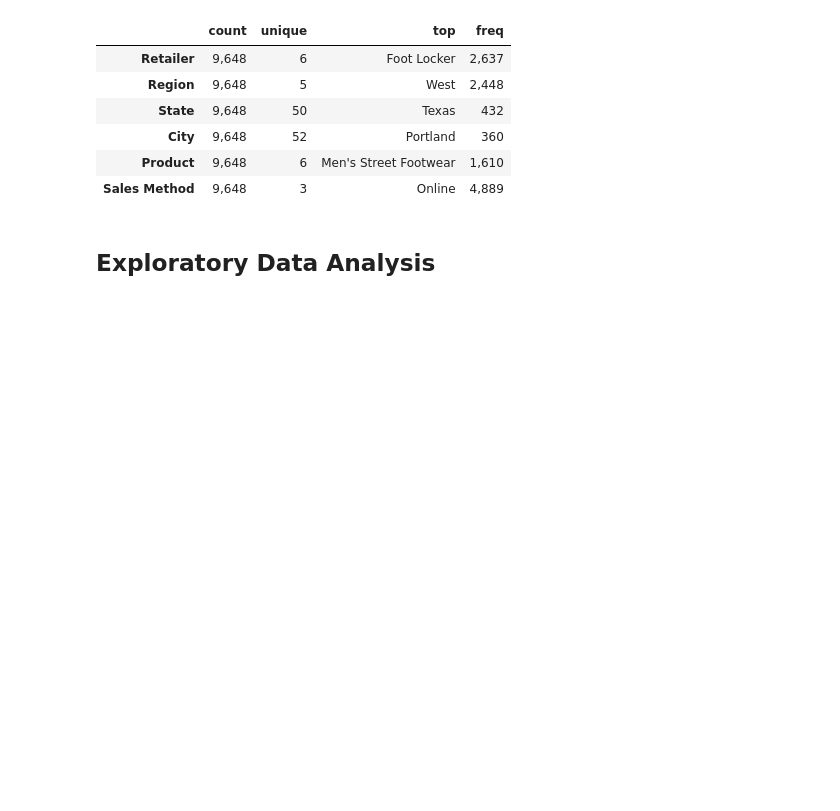
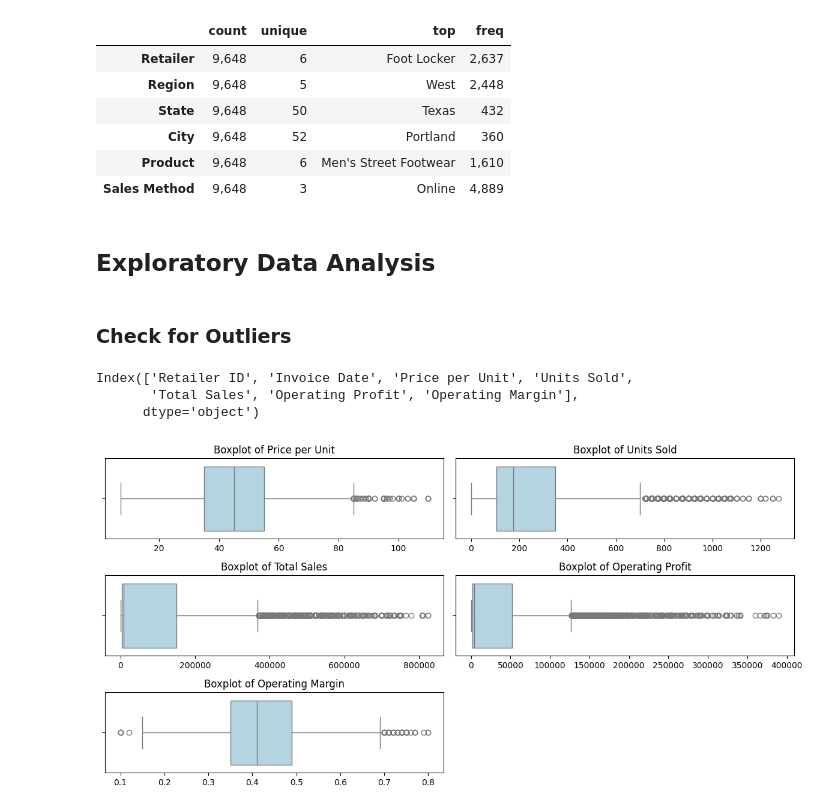
Before and after one commit to murithidenisgitobu/Adidas-Sales-Analysis-Across-the-US, a Jupyter notebook: Jupyter Notebook/adidas_notebook.ipynb, the cells around one changed output. Saved outputs shown, nothing was run; the diff lists cells and outputs as text; code cells hidden in the pictures; blank space fills up the shorter version.

Commit message:
Exploratory data anaysis

```diff
--- a/Jupyter Notebook/adidas_notebook.ipynb
+++ b/Jupyter Notebook/adidas_notebook.ipynb
@@ -162,3 +162,37 @@ data.describe(include="O").T.style.format({
 | Sales Method | 9,648 | 3 | Online | 4,889 |
 # %% [markdown]
 ## **Exploratory Data Analysis**
+# %% [markdown]
+### **Check for Outliers**
+# %%
+# Check for outliers in the numerical columns
+num_cols = data.select_dtypes(exclude="O")
+
+num_cols.columns
+# %% [output]
+Index(['Retailer ID', 'Invoice Date', 'Price per Unit', 'Units Sold',
+       'Total Sales', 'Operating Profit', 'Operating Margin'],
+      dtype='object')
+# %%
+# Get only relevant columns from the numerical columns
+rel_cols = ['Price per Unit', 'Units Sold', 'Total Sales', 'Operating Profit', 'Operating Margin']
+
+# Create 2x2 subplots + 1 extra row
+fig, axs = plt.subplots(3, 2, figsize=(12, 6))
+
+axs = axs.flatten()  # Flatten to make it easier to loop through
+
+# Plot each boxplot
+for i, col in enumerate(rel_cols):
+    sns.boxplot(x=data[col], ax=axs[i], color='lightblue')
+    axs[i].set_title(f'Boxplot of {col}')
+    axs[i].set_xlabel('')
+
+# Hide the unused sixth subplot
+if len(rel_cols) < len(axs):
+    axs[-1].axis('off')
+
+plt.tight_layout()
+plt.show()
+# %% [output]
+[figure, added]
```
Also changed, not shown: parts of 6 cells of this notebook.
